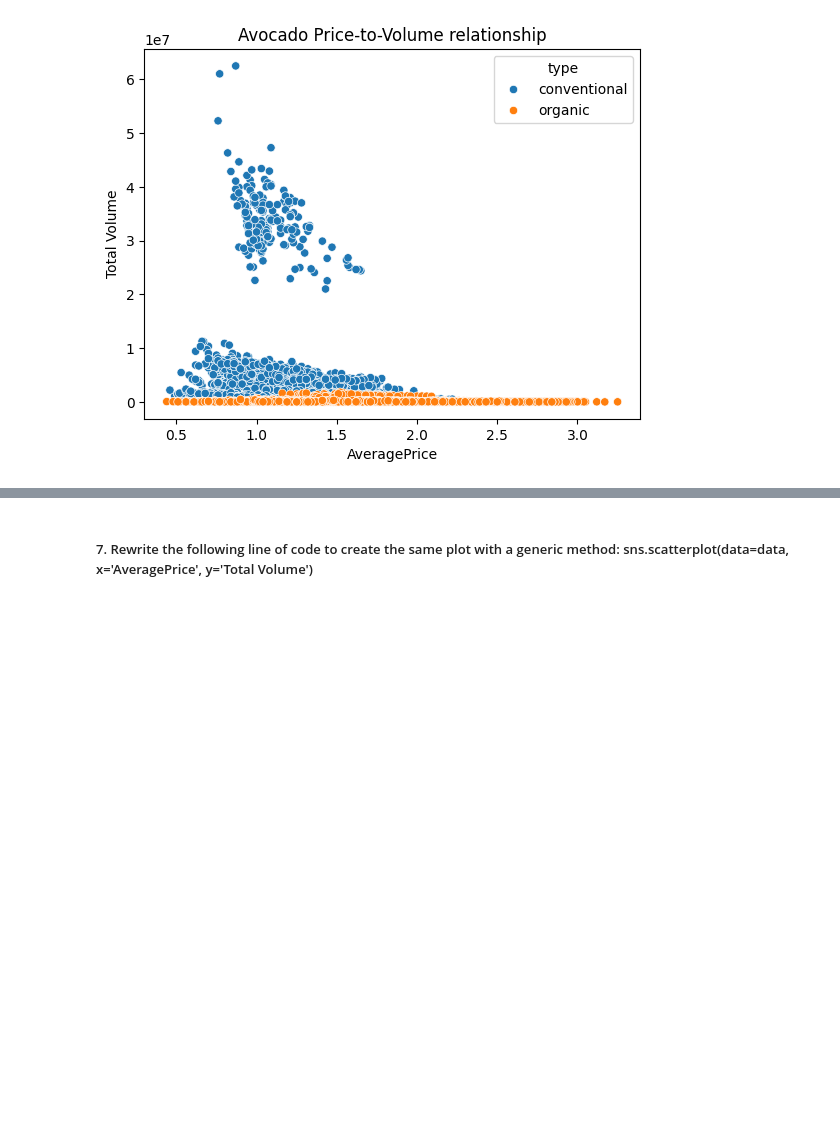
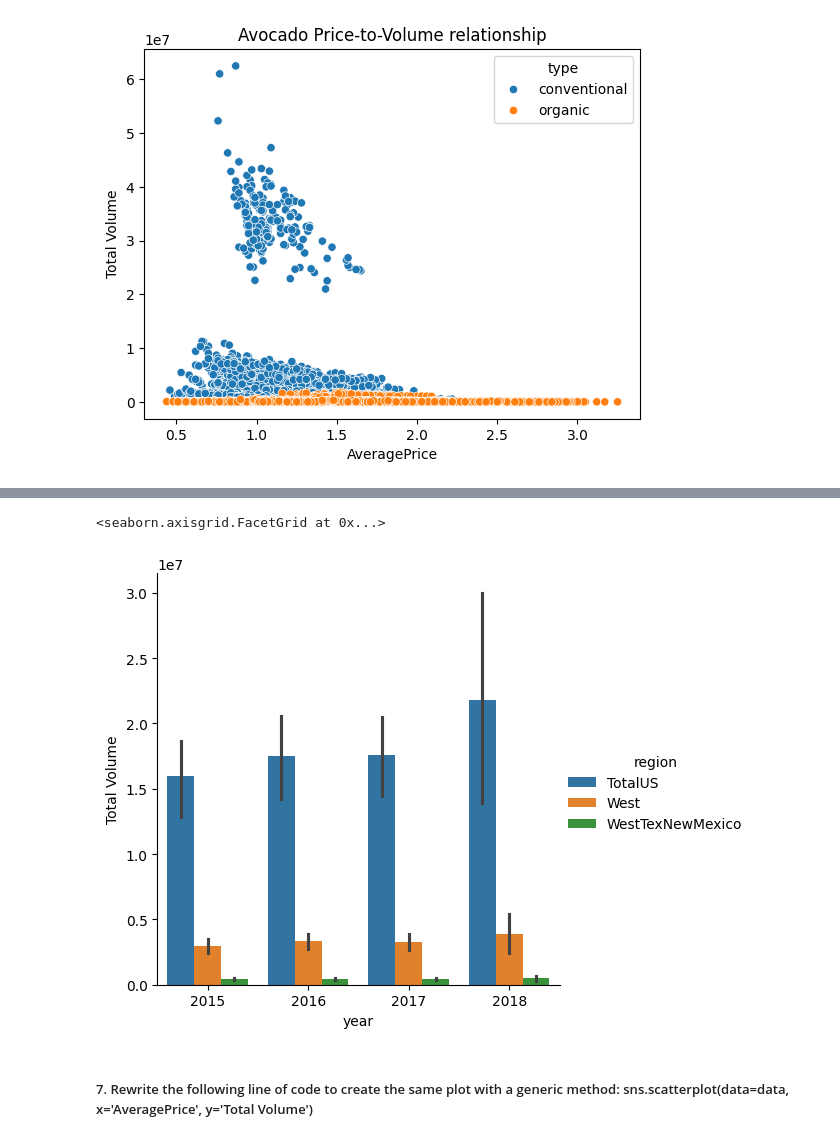
Before and after one commit to returnMarcco/SIT112, a Jupyter notebook: Week-3/P3.ipynb, the cells around one changed output, grey strips where cells are left out. Cells and saved outputs as stored; diff of their text form; code cells hidden in the pictures; blank space fills up the shorter version.

```diff
--- a/Week-3/P3.ipynb
+++ b/Week-3/P3.ipynb
@@ -108,3 +106,19 @@ Text(0.5, 1.0, 'Avocado Price-to-Volume relationship')
+# %%
+# write your code here
+# Copied from the solution notebook file - I have read through the method params and understood them
+# In particular, the `hue` param is interesting in that it also groups the data by the specefied arg.
+# This params name does not indicate that it performs any grouping.
+
+sns.catplot(
+    data=data.query('region in ("West","TotalUS","WestTexNewMexico")'), # filter data based on region
+    kind='bar', # use bar chart as the type of plot
+    x='year', # set the x-axis as the year column
+    y='Total Volume', # set the y-axis as the Total Volume column
+    hue='region' # group data by region and display different colors for each group
+)
+# %% [output]
+<seaborn.axisgrid.FacetGrid at 0x...>
+[figure, added]
 # %% [markdown]
 ##### 7.	Rewrite the following line of code to create the same plot with a generic method: sns.scatterplot(data=data, x='AveragePrice', y='Total Volume')
 # %%
```
Also changed, not shown: parts of 8 cells of this notebook, 7 other files.
